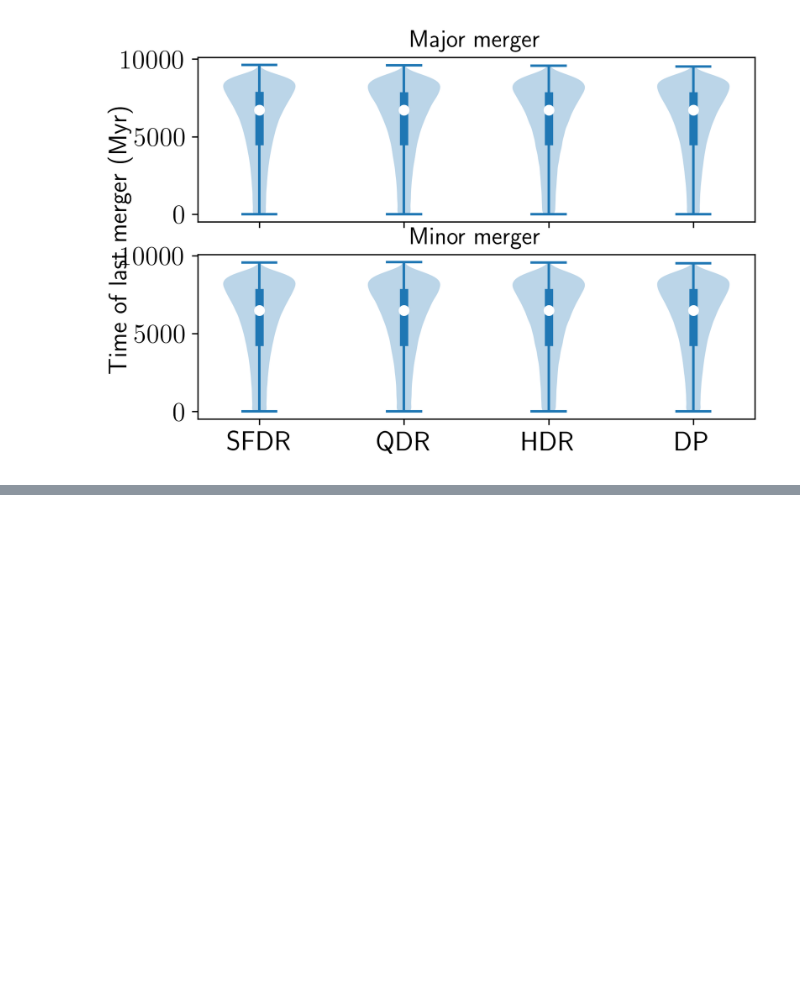
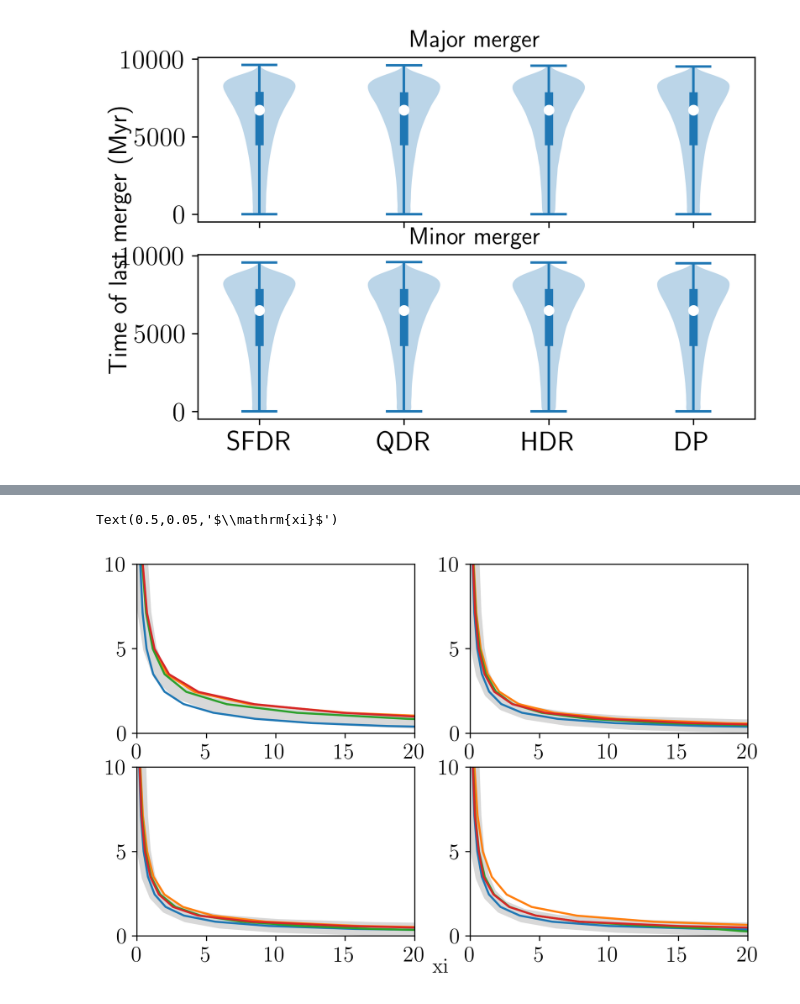
Before and after one commit to darrencroton/sage, a Jupyter notebook: analysis/dust-result.ipynb, the cells around one changed output, grey strips where cells are left out. Cells and saved outputs as stored; diff of their text form; code cells hidden in the pictures; blank space fills up the shorter version.

Commit message:
add corrfunc

```diff
--- a/analysis/dust-result.ipynb
+++ b/analysis/dust-result.ipynb
@@ -7044,0 +7060,67 @@ plt.savefig('plots/hot-cold-gas-testbulge3.png', bbox_inches='tight')
+# %%
+fig, axes = plt.subplots(2, 2, sharex=True, sharey=True, figsize=(8, 5))
+for i in range(4):
+    ax1 = plt.subplot(2,2,i+1)
+
+    w = np.where((G_history[i].MetalsColdGas > 0) &
+             (G_history[i].ColdGas * 1e10 / Hubble_h > 1e8) &
+             (G_history[i].StellarMass * 1e10 / Hubble_h > 1e9) &
+             (G_history[i].StellarMass * 1e10 / Hubble_h < 1e12))[0]
+
+    stellarmass = G_history[i].StellarMass[w] * 1.e10 / Hubble_h
+    coldfrac = G_history[i].ColdDust[w] / G_history[i].StellarMass[w]
+    hotfrac = G_history[i].HotDust[w] /G_history[i].StellarMass[w]
+    sfr = np.log10(G_history[i].SfrDisk[w] + G_history[i].SfrBulge[w])
+    X = G_history[i].Pos[w,0]
+    Y = G_history[i].Pos[w,1]
+    Z = G_history[i].Pos[w,2]
+
+    nthreads = 20
+    binfile = pjoin(dirname(abspath(Corrfunc.__file__)),"../theory/tests/", "bins")
+    results = xi(BoxSize, nthreads, binfile, X, Y, Z, output_ravg=True)
+    plt.plot(results['xi'], results['ravg'], c='grey', lw=10, alpha=0.3, label='All')
+
+    w = np.where((coldfrac > 1e-4) & (sfr > -1))[0]
+    X_a = X[w]
+    Y_a = Y[w]
+    Z_a = Z[w]
+
+    results = xi(BoxSize, nthreads, binfile, X_a, Y_a, Z_a, output_ravg=True)
+    plt.plot(results['xi'], results['ravg'], label='Star-forming dust-rich')
+
+    w = np.where((coldfrac > 1e-4) & (sfr < -1))[0]
+    X_a = X[w]
+    Y_a = Y[w]
+    Z_a = Z[w]
+    results = xi(BoxSize, nthreads, binfile, X_a, Y_a, Z_a, output_ravg=True)
+    plt.plot(results['xi'], results['ravg'], label='Quenched dust-rich')
+
+    w = np.where((coldfrac < 1e-4) & (hotfrac > 1e-4))[0]
+    X_a = X[w]
+    Y_a = Y[w]
+    Z_a = Z[w]
+
+    results = xi(BoxSize, nthreads, binfile, X_a, Y_a, Z_a, output_ravg=True)
+    plt.plot(results['xi'], results['ravg'], label='Hot dust-rich')
+
+    w = np.where((coldfrac < 1e-4) & (hotfrac < 1e-4))[0]
+    X_a = X[w]
+    Y_a = Y[w]
+    Z_a = Z[w]
+
+    results = xi(BoxSize, nthreads, binfile, X_a, Y_a, Z_a, output_ravg=True)
+    plt.plot(results['xi'], results['ravg'], label='Dust-poor')
+
+    plt.xlim(0, 20)
+    plt.ylim(0, 10)
+
+ax = plt.subplot(221)
+plt.legend(loc=0)
+
+fig.text(0.5, 0.05, r'$\mathrm{xi}$', fontsize=15)
+fig.text(0.05, 0.5, r'$\mathrm{r}$', fontsize=15)
+fig.text()
+#plt.savefig('plots/Corfunc.png')
+# %% [output]
+Text(0.5,0.05,'$\\mathrm{xi}$')
+[figure, added]
```
Also changed, not shown: parts of 8 cells of this notebook.
